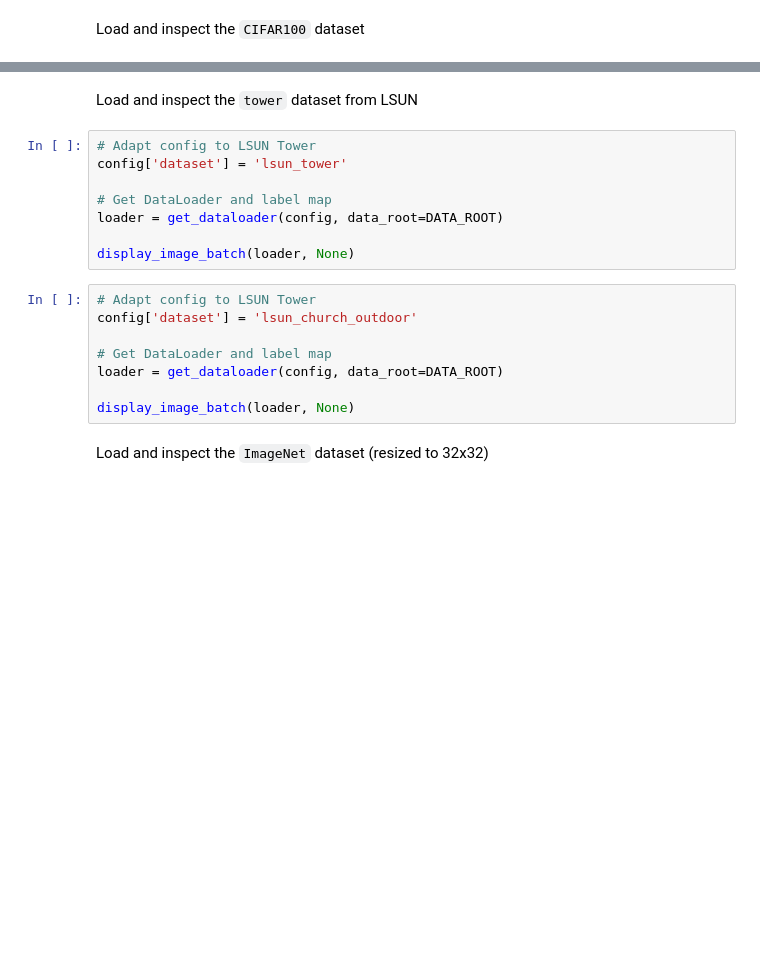
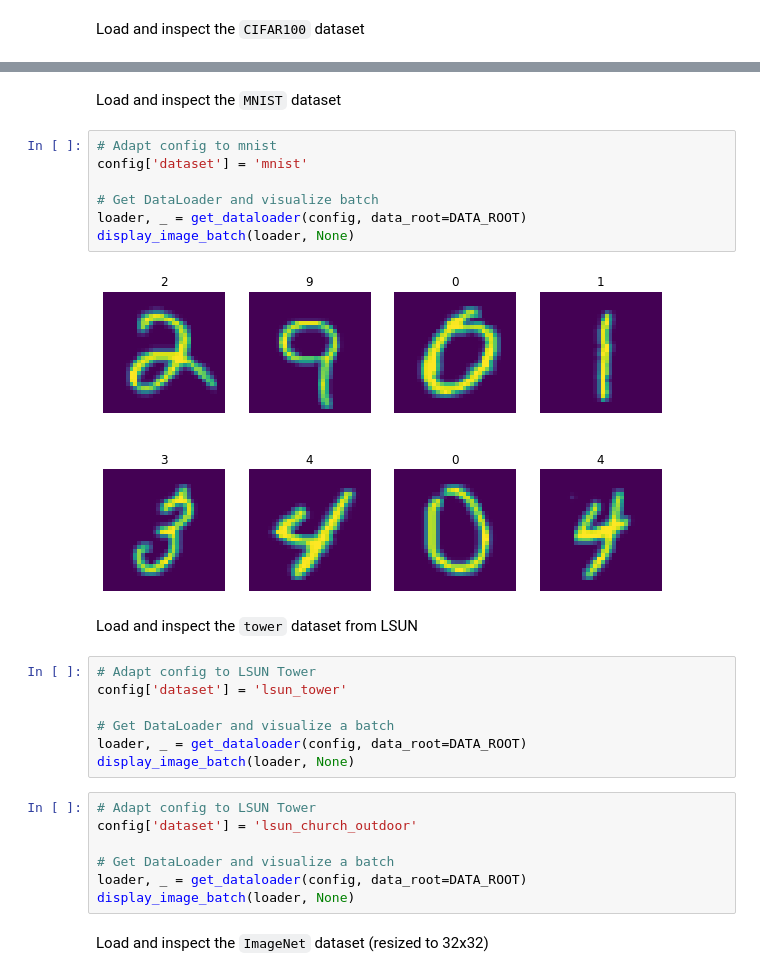
Before and after one commit to simonamtoft/downsampled-diffusion, a Jupyter notebook: notebooks/Explore Datasets.ipynb, the cells around one changed output, grey strips where cells are left out. Drawn from its saved outputs; the diff is of its cells as text; blank space fills up the shorter version.

Commit message:
add mnist

```diff
--- a/notebooks/Explore Datasets.ipynb
+++ b/notebooks/Explore Datasets.ipynb
@@ -85,20 +89,29 @@ display_image_batch(loader, label_map)
+# %% [markdown]
+Load and inspect the `MNIST` dataset
+# %%
+# Adapt config to mnist
+config['dataset'] = 'mnist'
+
+# Get DataLoader and visualize batch
+loader, _ = get_dataloader(config, data_root=DATA_ROOT)
+display_image_batch(loader, None)
+# %% [output]
+[figure, added]
 # %% [markdown]
 Load and inspect the `tower` dataset from LSUN
 # %%
 # Adapt config to LSUN Tower
 config['dataset'] = 'lsun_tower'
 
-# Get DataLoader and label map
-loader = get_dataloader(config, data_root=DATA_ROOT)
-
+# Get DataLoader and visualize a batch
+loader, _ = get_dataloader(config, data_root=DATA_ROOT)
 display_image_batch(loader, None)
 # %%
 # Adapt config to LSUN Tower
 config['dataset'] = 'lsun_church_outdoor'
 
-# Get DataLoader and label map
-loader = get_dataloader(config, data_root=DATA_ROOT)
-
+# Get DataLoader and visualize a batch
+loader, _ = get_dataloader(config, data_root=DATA_ROOT)
 display_image_batch(loader, None)
 # %% [markdown]
 Load and inspect the `ImageNet` dataset (resized to 32x32)
```
Also changed, not shown: parts of 5 cells of this notebook, 1 other file.
